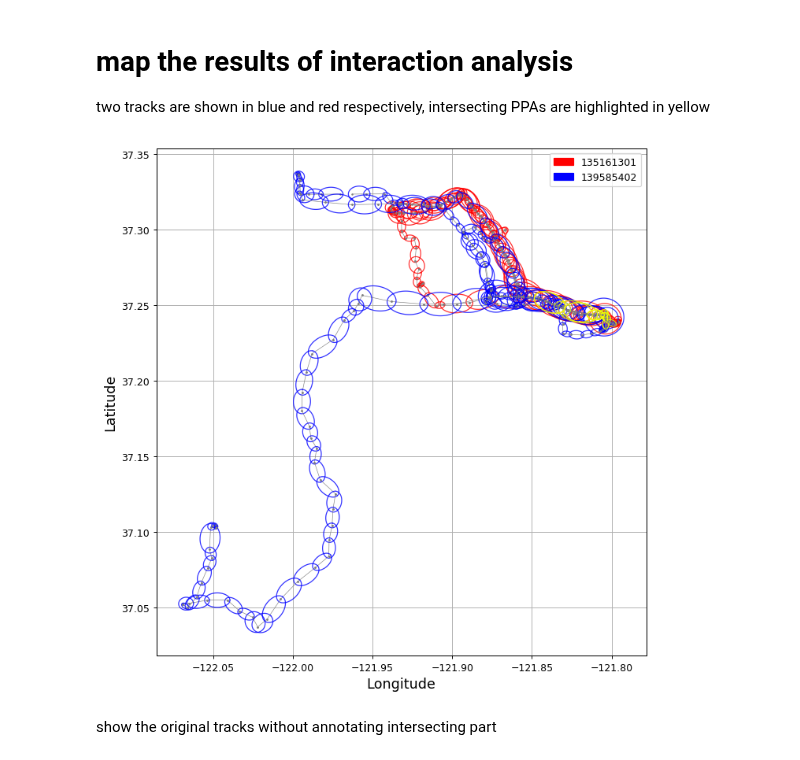
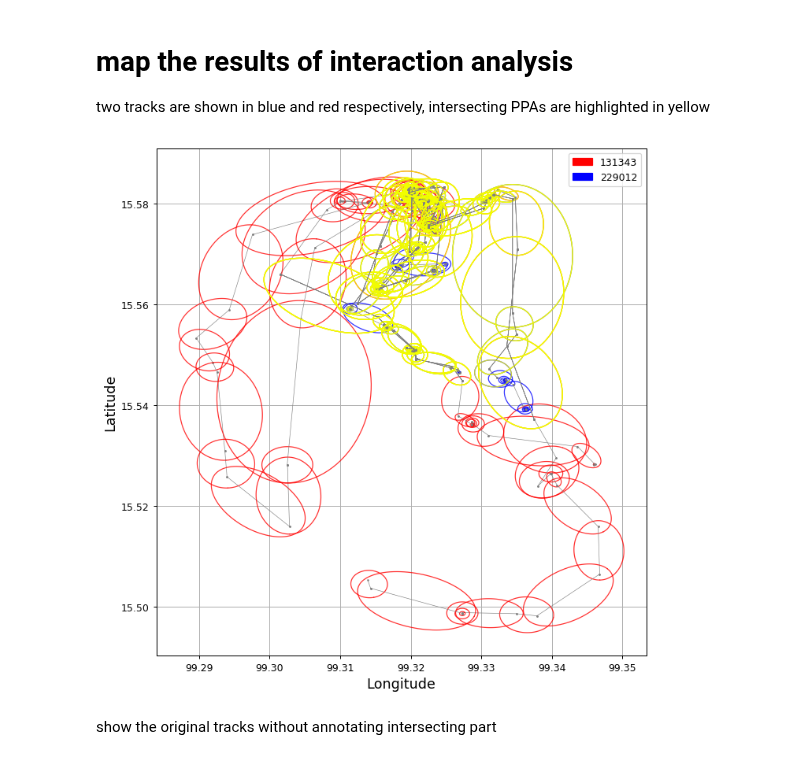
Before and after one commit to move-ucsb/ORTEGA, a Jupyter notebook: examples/example.ipynb, the cells around one changed output. Cells and saved outputs as stored; diff of their text form; code cells hidden in the pictures.

```diff
--- a/examples/example.ipynb
+++ b/examples/example.ipynb
@@ -25,7 +24,7 @@ import ortega as ORTEGA
 # %% [markdown]
 # read the data of two tracks
 # %%
-bigdata = pd.read_csv('path/to/data/ex_two_tracks.csv', sep=',',header=0)
-bigdata['time_local'] = pd.to_datetime(bigdata.time_local)
+bigdata = pd.read_csv('/path/to/data/Mother_Cub1.csv', sep=',',header=0)
+bigdata['Time_LMT'] = pd.to_datetime(bigdata.Time_LMT)
 print('total number of gps points:', bigdata.shape[0])
 # %% [output]
@@ -33,10 +32,11 @@ total number of gps points: 395
 # %% [markdown]
 # create ortega object to implement interaction analysis
 # %%
-interaction1 = ORTEGA.ORTEGA(data=bigdata,
-                             # start_time='2012-02-29 06:00:00',  ##set a time window to subset data
-                             # end_time='2012-02-29 10:00:00',
-                             minute_delay=30,
-                             max_el_time_min=3
+interaction1 = ortega.ORTEGA(data=bigdata,
+                             start_time='2020-01-01 00:00:00',  ##set a time window to subset data
+                             end_time='2020-01-10 00:00:00',
+                             minute_delay=120,
+                             time_field='Time_LMT',
+                             id_field='idcollar'
                              )
 # %% [output]
@@ -47,9 +47,9 @@ interaction1 = ORTEGA.ORTEGA(data=bigdata,
 # map the results of interaction analysis
 two tracks are shown in blue and red respectively, intersecting PPAs are highlighted in yellow
 # %%
-ORTEGA.visualization.plot_interaction(interaction1, max_el_time_min=3)
+ortega.visualization.plot_interaction(interaction1)
 # %% [output]
-[figure, old version]
+[figure, new version]
 # %% [markdown]
 show the original tracks without annotating intersecting part
 # %%
```
Also changed, not shown: parts of 7 cells of this notebook, 1 other file.
